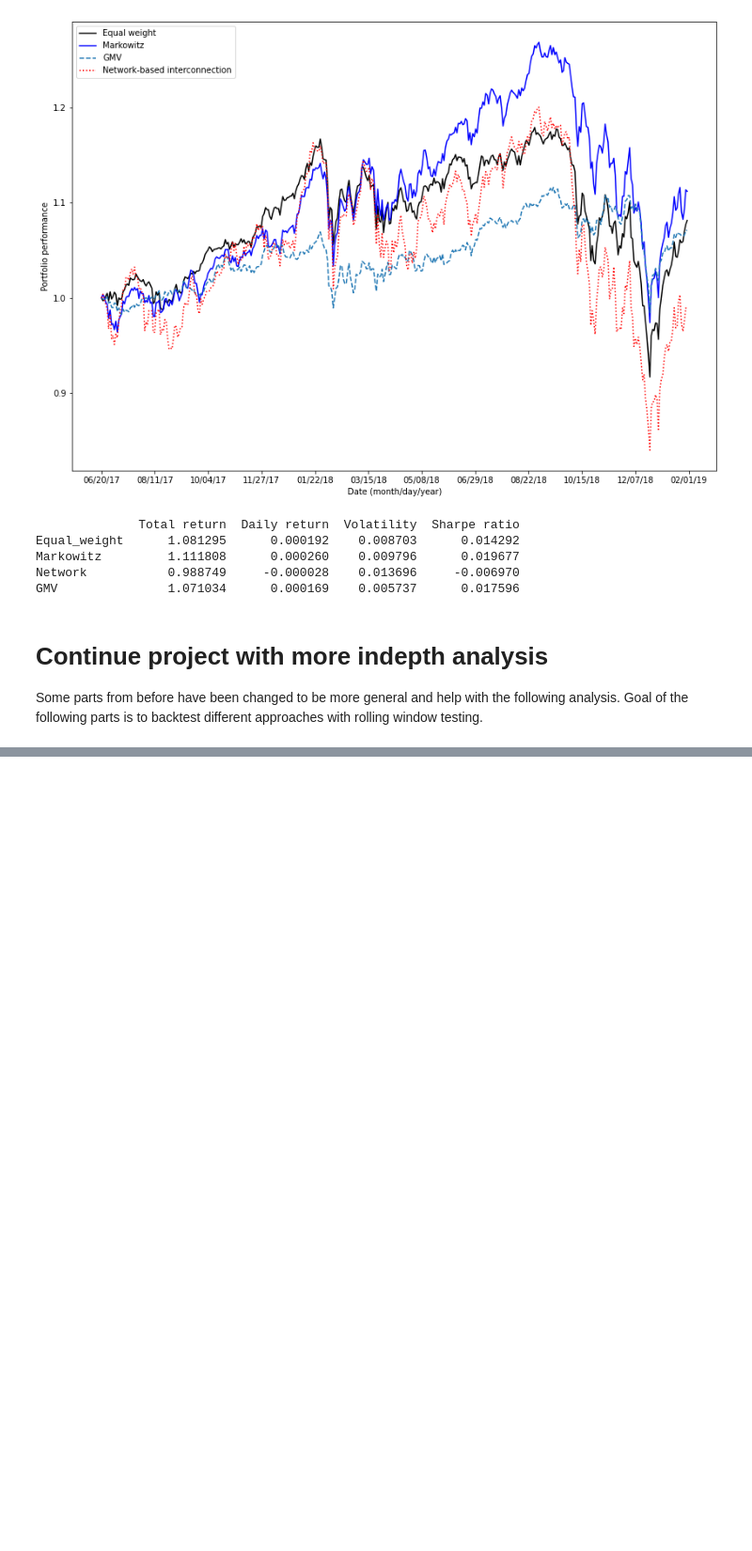
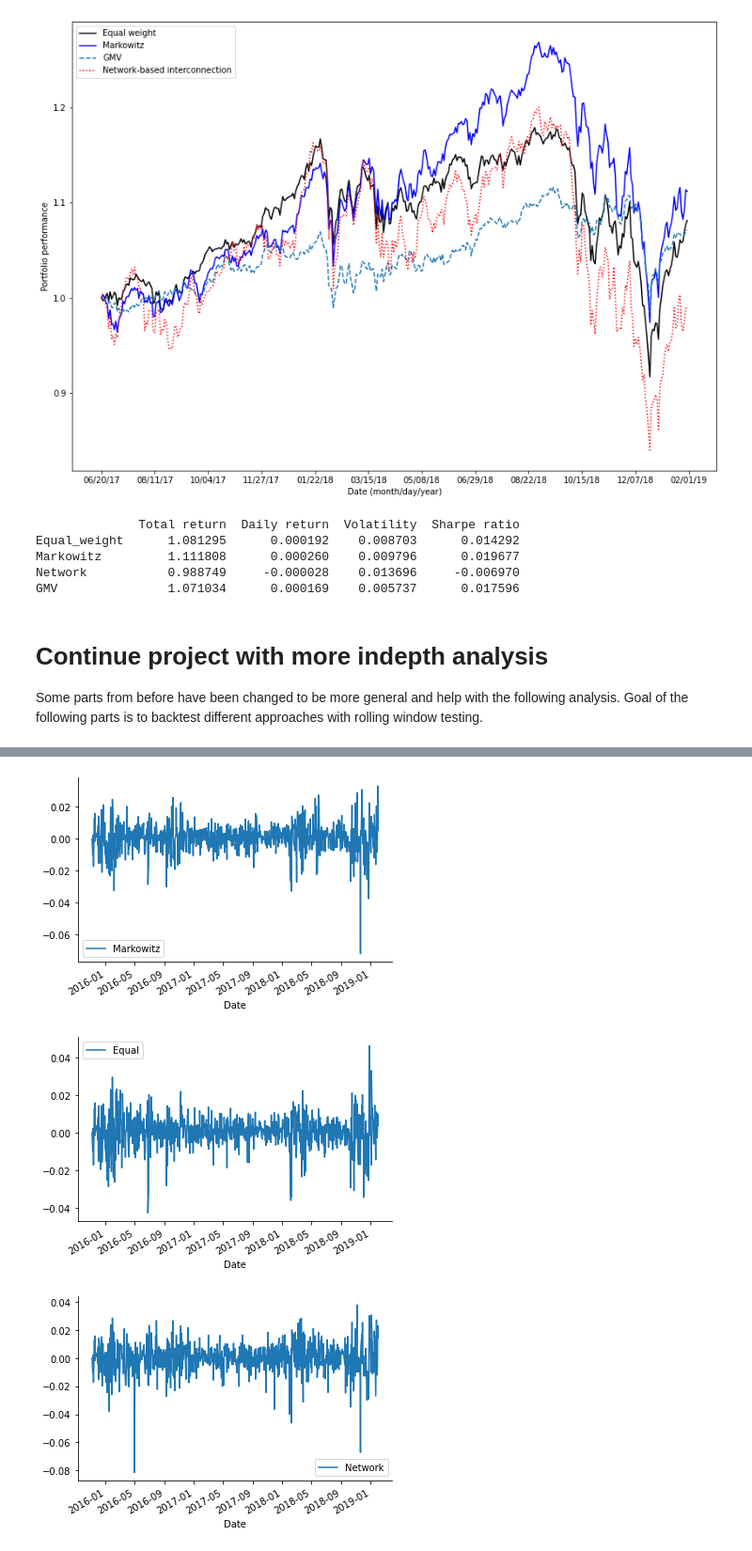
Before and after one commit to joonaskaraila/Portfolio_optimization, a Jupyter notebook: Portfolio_optimization.ipynb, the cells around one changed output, grey strips where cells are left out. Shown at 94% size. Cells and saved outputs as stored; diff of their text form; code cells hidden in the pictures; blank space fills up the shorter version.

```diff
--- a/Portfolio_optimization.ipynb
+++ b/Portfolio_optimization.ipynb
@@ -517,3 +522,9 @@ plt.show()
 # %%
 markowitz_returns.plot()
 equal_weights.plot()
+network_returns.plot()
+#network_returns.to_csv('network_rolling_logreturns.csv',index=True)
+# %% [output]
+[figure, added]
+[figure, added]
+[figure, added]
```
Also changed, not shown: parts of 5 cells of this notebook.
